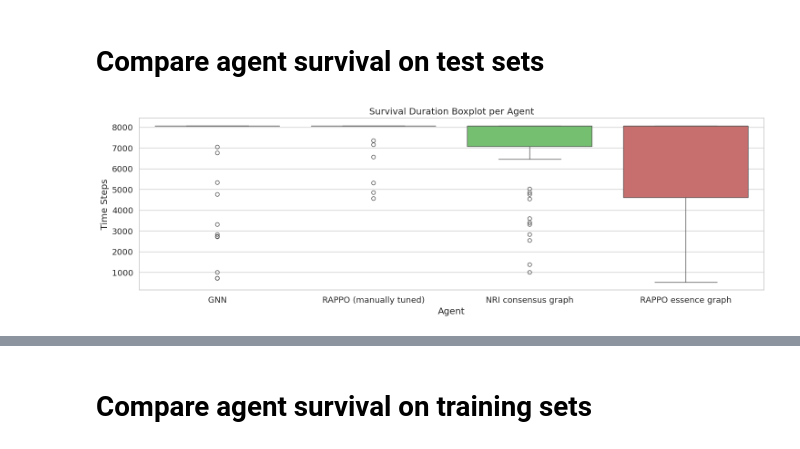
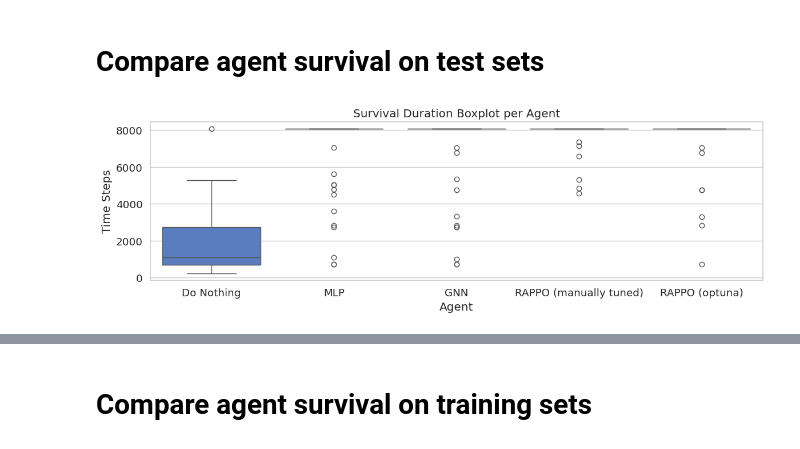
Before and after one commit to HansDampf37/NRI-for-explainable-RL-in-Power-Grids, a Jupyter notebook: src/visualization/visualize_agent_eval_results.ipynb, the cells around one changed output, grey strips where cells are left out. Saved outputs shown, nothing was run; the diff lists cells and outputs as text; code cells hidden in the pictures.

Commit message:
Plotting

```diff
--- a/src/visualization/visualize_agent_eval_results.ipynb
+++ b/src/visualization/visualize_agent_eval_results.ipynb
@@ -20,31 +20,31 @@ from src.visualization import get_evaluation_metrics, visualize_agent_survival,
 # %%
 
 
 ppo_gnn_metrics = get_evaluation_metrics(Path("/home/adrian/Dev/NRI-for-explainable-RL-in-Power-Grids/results/experiments/1001_compare_all/GNN_CustomPPO_0_47ac9_2026-01-09_19-01-53/evaluations"), "GNN")
 ppo_mlp_metrics = get_evaluation_metrics(Path("/home/adrian/Dev/NRI-for-explainable-RL-in-Power-Grids/results/experiments/1001_compare_all/MLP_CustomPPO_0_98de8_2026-01-09_19-04-10/evaluations"), "MLP (now)")
 # ppo_nri_gnn_metrics = get_evaluation_metrics(Path("/home/adrian/Dev/NRI-for-explainable-RL-in-Power-Grids/results/experiments/1001_compare_all/NRI_GNN_CustomPPO_0_b4e4e_2026-01-09_19-55-03/evaluations"), "NRI-GNN")
 ppo_ra_gnn_metrics = get_evaluation_metrics(Path("/home/adrian/Schreibtisch/1801_rappo_with_anneal_different_betas/CustomPPO_0_5448b_2026-01-18_14-26-43/evaluations/"), "RA-GNN")
 #ppo_ra_gnn_low_beta_metrics = get_evaluation_metrics(Path("/home/adrian/Dev/NRI-for-explainable-RL-in-Power-Grids/results/experiments/1201_ragnn_prior1_high_beta_temp0_like_gnn/CustomPPO_0_420a7_2026-01-12_13-21-44/evaluations"), "GNN-like")
 old_ppo_performance = get_evaluation_metrics(Path("/home/adrian/Schreibtisch/improve_baseline/evaluations/baselines/ppo/mlp_2025-12-13_17-39-58_510/checkpoints/checkpoint_100000/agent/val/"), "MLP (previously)")
 reco = get_evaluation_metrics(Path("/home/adrian/Dev/NRI-for-explainable-RL-in-Power-Grids/results/evaluations/reco_powerline_agent/val"), "Do Nothing")
 mlp_rainbow = get_evaluation_metrics(Path("/home/adrian/Schreibtisch/1901/1901_rainbow_baselines/CustomPPO_0_98414_2026-01-19_18-23-39_MLP/evaluations/"), "Rainbow MLP")
 nri_rainbow = get_evaluation_metrics(Path("/home/adrian/Schreibtisch/1901/1901_rainbow_baselines/CustomPPO_0_9c9d6_2026-01-19_18-23-46_NRI/evaluations/"), "Rainbow NRI GNN")
 gnn_rainbow = get_evaluation_metrics(Path("/home/adrian/Schreibtisch/1901/1901_rainbow_baselines/CustomPPO_0_9c7db_2026-01-19_18-23-46_GNN/evaluations/"), "Rainbow GNN")
 rappo_rainbow = get_evaluation_metrics(Path("/home/adrian/Schreibtisch/1901/1901_rainbow_rappo_with_anneal_different_betas/CustomPPO_0_99337_2026-01-19_18-23-41/evaluations/"), "Rainbow RAPPO")
 mlp = get_evaluation_metrics(Path("/home/adrian/Schreibtisch/1901/1901_baselines/CustomPPO_0_48ac9_2026-01-19_14-39-31_MLP/evaluations/"), "MLP")
 nri = get_evaluation_metrics(Path("/home/adrian/Schreibtisch/1901/1901_baselines/CustomPPO_0_4eebd_2026-01-19_14-39-41_NRI/evaluations/"), "NRI consensus graph")
 gnn = get_evaluation_metrics(Path("/home/adrian/Schreibtisch/1901/1901_baselines/CustomPPO_0_4cbd2_2026-01-19_14-39-38_GNN/evaluations/"), "GNN")
 rappo = get_evaluation_metrics(Path("/home/adrian/Schreibtisch/1901/1901_rappo_with_anneal_different_betas/CustomPPO_0_426b7_2026-01-19_10-28-48/evaluations/"), "RAPPO (manually tuned)")
 fixed_rappo = get_evaluation_metrics(Path("/home/adrian/Schreibtisch/3001_baselines/CustomPPO_0_5c5fd_2026-01-30_13-01-07/evaluations/"), "RAPPO essence graph")
 rappognn = get_evaluation_metrics(Path("/home/adrian/Schreibtisch/0201_baselines/CustomPPO_0_37fb5_2026-02-02_11-52-07/evaluations/"), "RAPPO-GNN")
 rappo_new = get_evaluation_metrics(Path("/home/adrian/Schreibtisch/0302_OPT_RAGNN/CustomPPO_3087133_5b7242a3_2026-02-03_14-17-38/evaluations/"), "RAPPO (optuna)")
 to_be_compared = [reco, mlp, gnn, rappo, rappo_new]# rappognn, fixed_rappo, rappo, rappo_new]#reco, mlp_rainbow, gnn, nri, rappo, rappognn]#, rappo]
 to_be_compared_fixed_graphs = [gnn, rappo, nri, fixed_rappo]
 
-visualize_agent_survival(to_be_compared_fixed_graphs, save_to=Path("../results/comparisons/hp_opt_resulting_rappo.svg"), show=False)
-visualize_agent_survival(to_be_compared_fixed_graphs, save_to=Path("../results/comparisons/hp_opt_resulting_rappo.png"), show=True)
+visualize_agent_survival(to_be_compared, save_to=Path("../../results/comparisons/baselines_vs_rappo.svg"), show=False)
+visualize_agent_survival(to_be_compared, save_to=Path("../../results/comparisons/baselines_vs_rappo.png"), show=True)
 # %% [output]
-[figure, old version]
+[figure, new version]
 # %%
 import numpy as np
 from tabulate import tabulate
```
Also changed, not shown: 4 other files.
